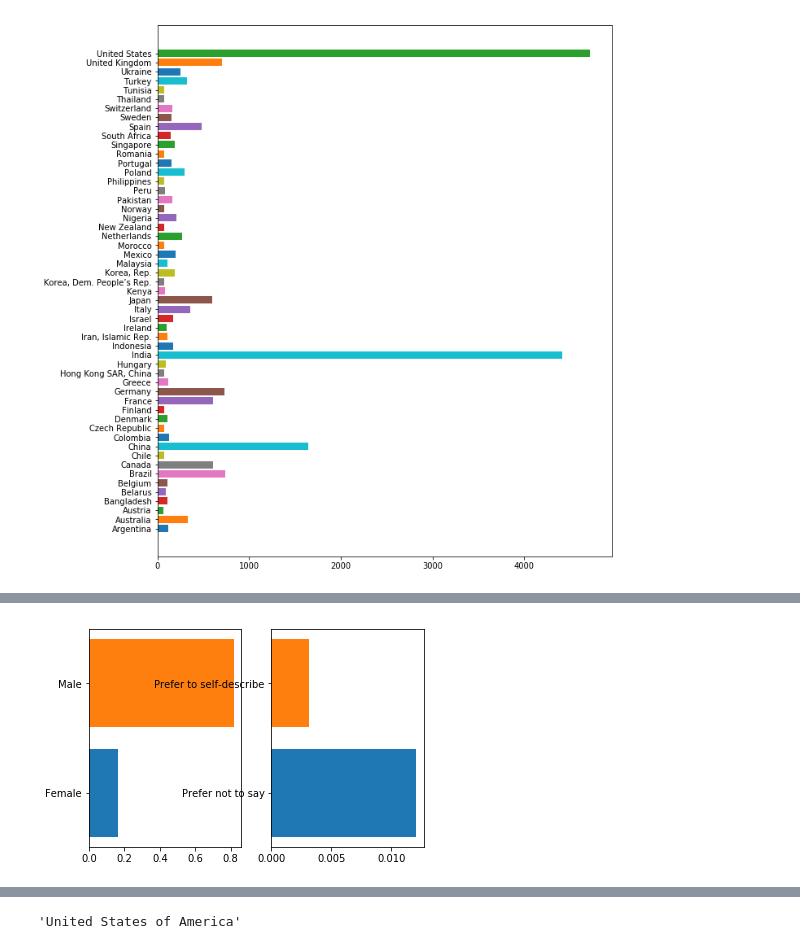
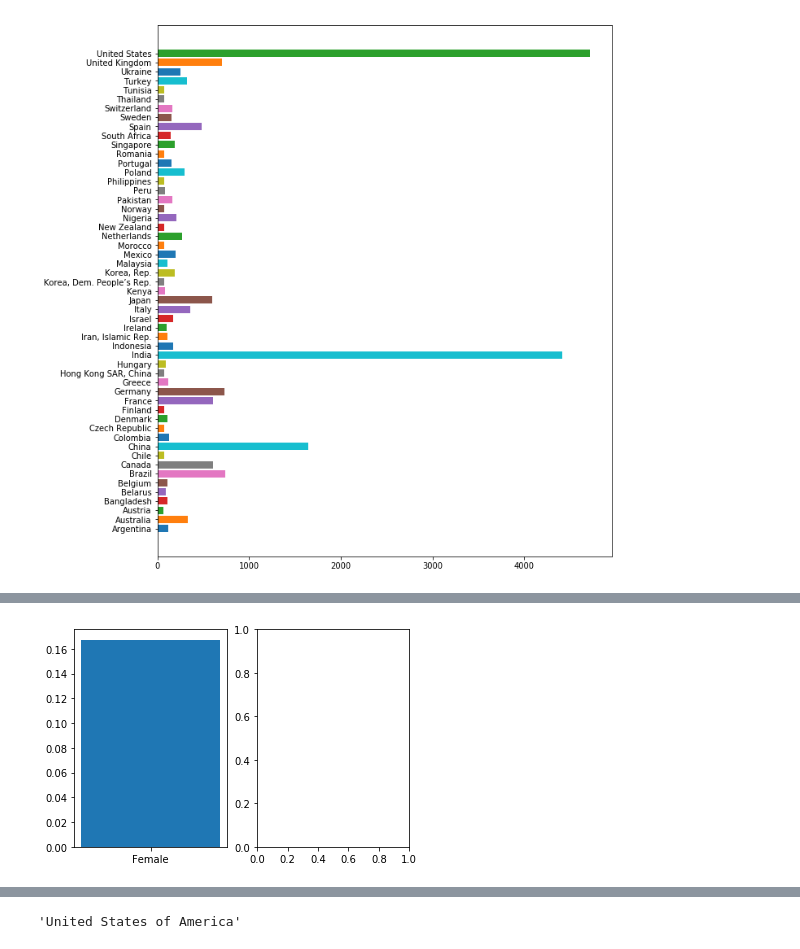
Before and after one commit to JoseMontanaC/JoseAlejandroMontana_Final, a Jupyter notebook: JoseAlejandroMontana_Final.ipynb, the cells around one changed output, grey strips where cells are left out. Cells and saved outputs as stored; diff of their text form; code cells hidden in the pictures.

```diff
--- a/JoseAlejandroMontana_Final.ipynb
+++ b/JoseAlejandroMontana_Final.ipynb
@@ -31,16 +31,15 @@ plt.show()
 # %% [output]
 [figure]
 # %%
+f, (ax1, ax2) = plt.subplots(1, 2)
 total=23465
-
 for i in Counter(data["Q1"]):
     if i == 'Female' or i =='Male':
-        plt.subplot(1,2,1)
-        plt.barh(i,Counter(data["Q1"])[i]/total)
+        ax1.bar(i,Counter(data["Q1"])[i]/total)
+        ax1.set_xticks(rotation=90)
     else:
-        plt.subplot(1,2,2)
-        plt.barh(i,Counter(data["Q1"])[i]/total)
-
-
+        ax2.bar(i,Counter(data["Q1"])[i]/total)
+        ax2.set_xticks(rotation=90)
+plt.subplots_adjust(hspace = 0.5,wspace = 0.5)
 plt.show()
 # %% [output]
@@ -48 +47 @@ Adding an axes using the same arguments as a previous axes currently reuses the
-[figure, old version]
+[figure, new version]
```
Also changed, not shown: parts of 2 cells of this notebook.
